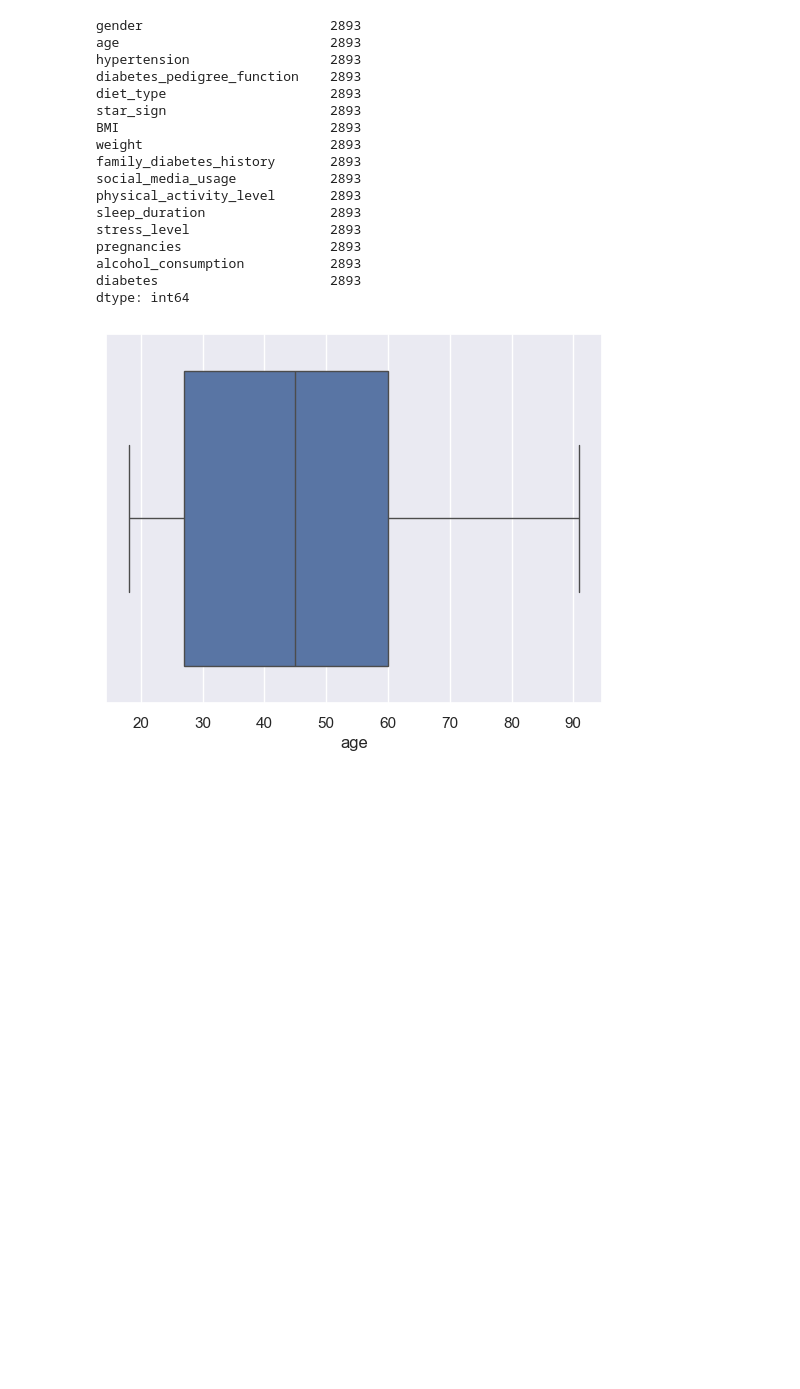
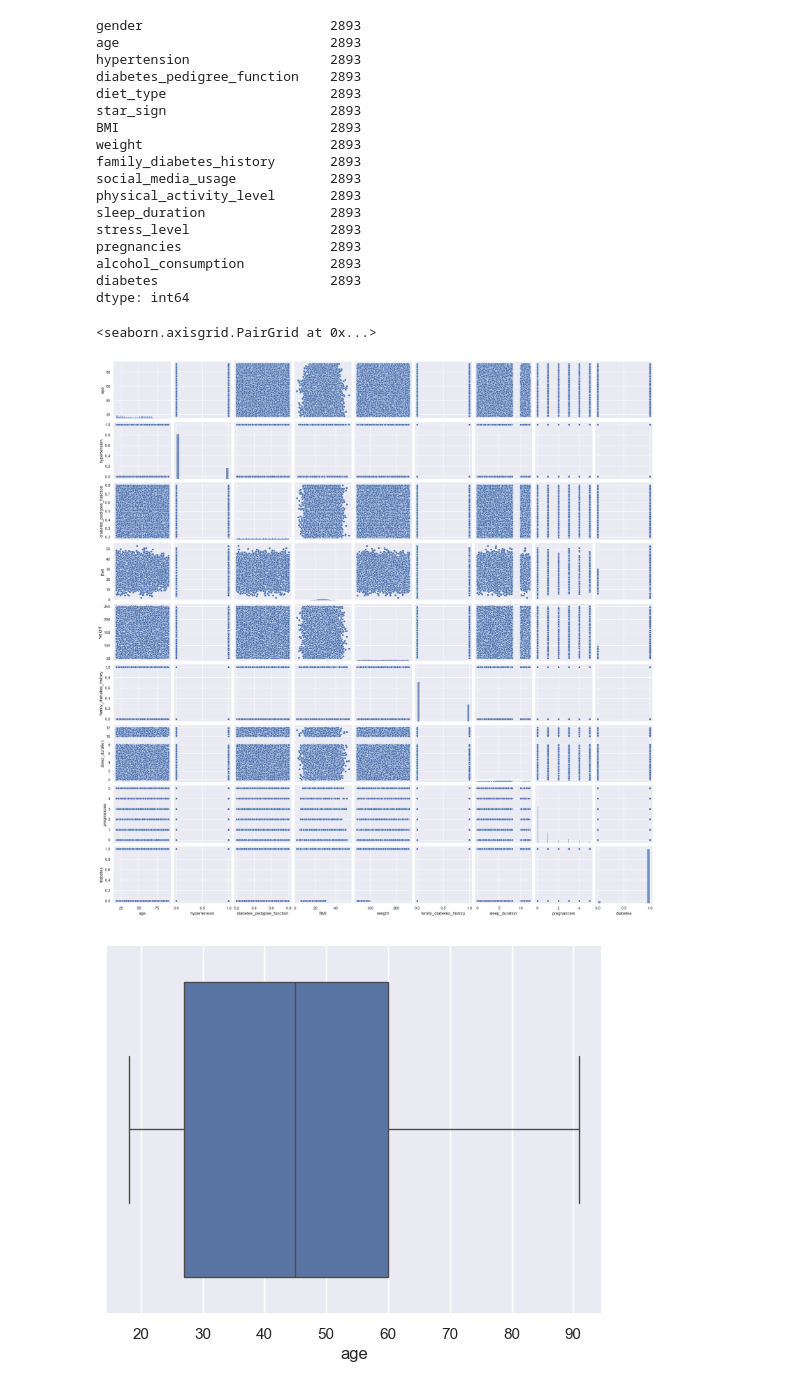
Before and after one commit to LewisParnham/FY25Datathon, a Jupyter notebook: EDA/eda.ipynb, the cells around one changed output. Cells and saved outputs as stored; diff of their text form; code cells hidden in the pictures; blank space fills up the shorter version.

```diff
--- a/EDA/eda.ipynb
+++ b/EDA/eda.ipynb
@@ -156,3 +156,8 @@ pregnancies                   2893
 alcohol_consumption           2893
 diabetes                      2893
 dtype: int64
+# %%
+sns.pairplot(df)
+# %% [output]
+<seaborn.axisgrid.PairGrid at 0x...>
+[figure, added]
```
Also changed, not shown: parts of 12 cells of this notebook, 1 other file.
